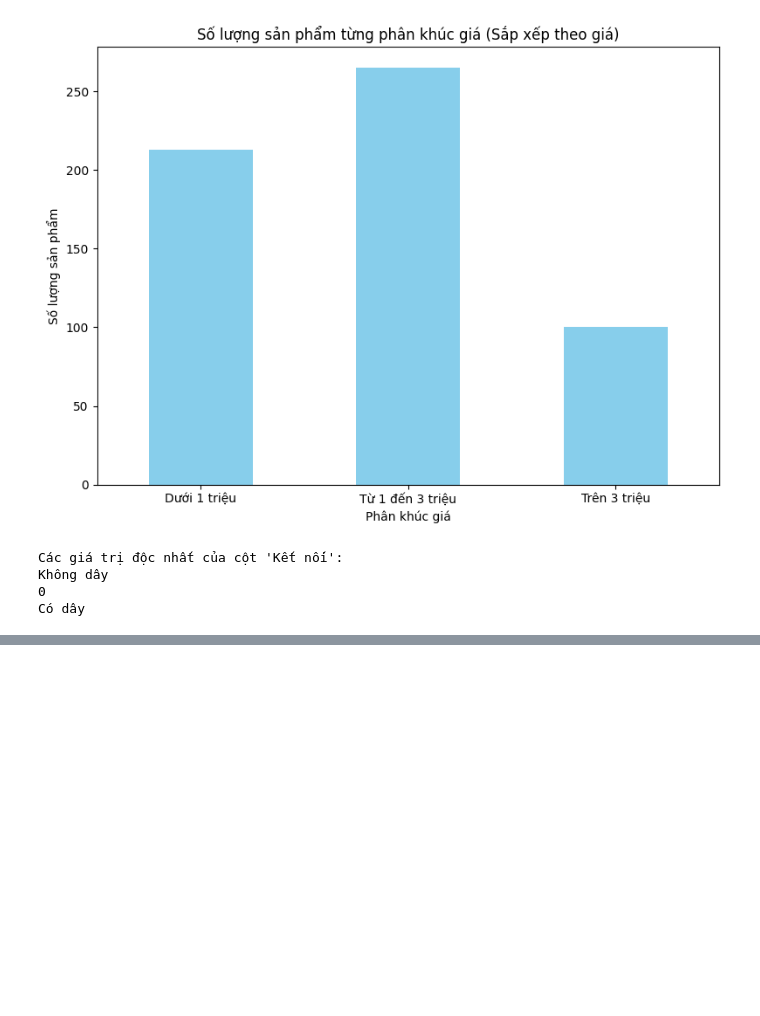
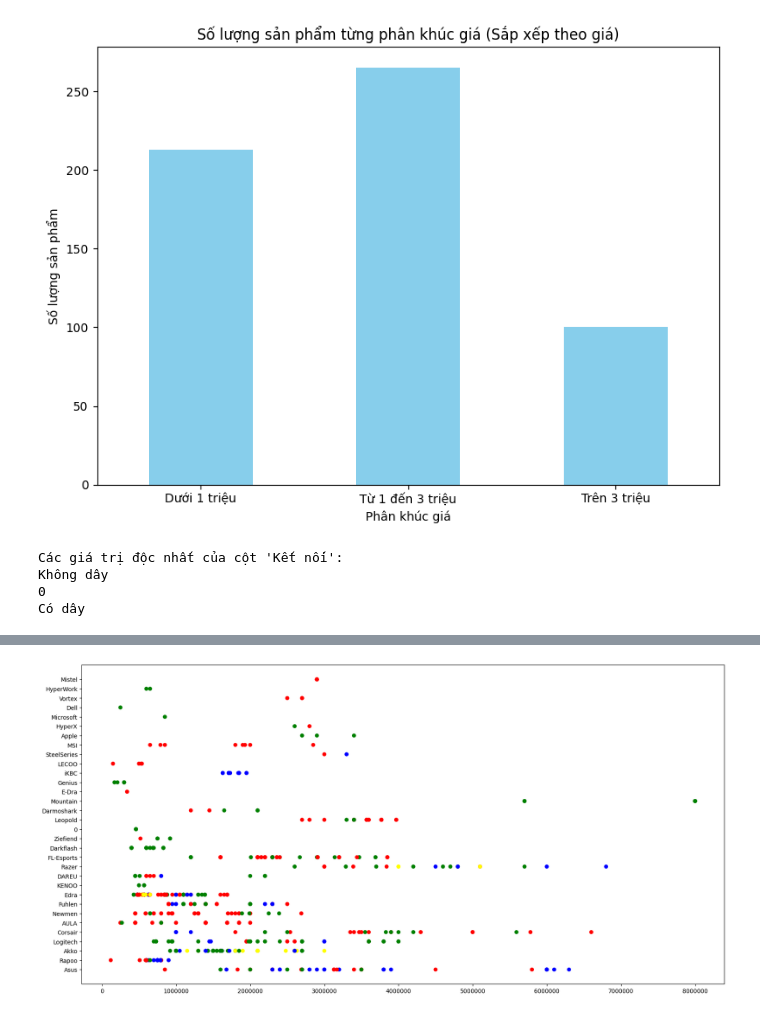
Before and after one commit to tuananh2804/keyboard-crawler, a Jupyter notebook: keyboard.ipynb, the cells around one changed output, grey strips where cells are left out. Cells and saved outputs as stored; diff of their text form; code cells hidden in the pictures; blank space fills up the shorter version.

```diff
--- a/keyboard.ipynb
+++ b/keyboard.ipynb
@@ -267,0 +327,33 @@ Có dây
+# %%
+import pandas as pd
+import numpy as np
+import matplotlib.pyplot as plt
+dt = pd.read_csv("updated_data.csv")
+# dt = pd.read_csv(r"C:\Users\LENOVO\Downloads\AI\input.csv")
+dt.head()
+# Giá
+gt = dt["Giá(đ)"]
+GT = np.unique(gt)
+#Kích thước
+kt = dt["Kích thước"]
+KT = np.unique(kt)
+#Nhà sản xuất
+nsx = dt["Nhà sản xuất"]
+NSX = np.unique(nsx)
+#Model
+md = dt["Model"]
+MD = np.unique(md)
+#Kết nối
+kn = dt["Kết nối"]
+KN = np.unique(kn)
+#Loại switch
+tp = dt["Loại switch"]
+TP = np.unique(tp)
+colors = ['blue' if k == 'có dây' else 'green' if k == 'không dây' else 'yellow' if k == 'vừa có dây vừa không dây' else 'red' for k in kn]
+plt.figure(figsize=(20,10))
+plt.scatter(gt, nsx, c=colors)
+plt.ticklabel_format(style='plain', axis='x')
+# plt.ticklabel_format(style='plain', axis='y')
+plt.show()
+# %% [output]
+[figure, added]
```
Also changed, not shown: parts of 3 cells of this notebook.
